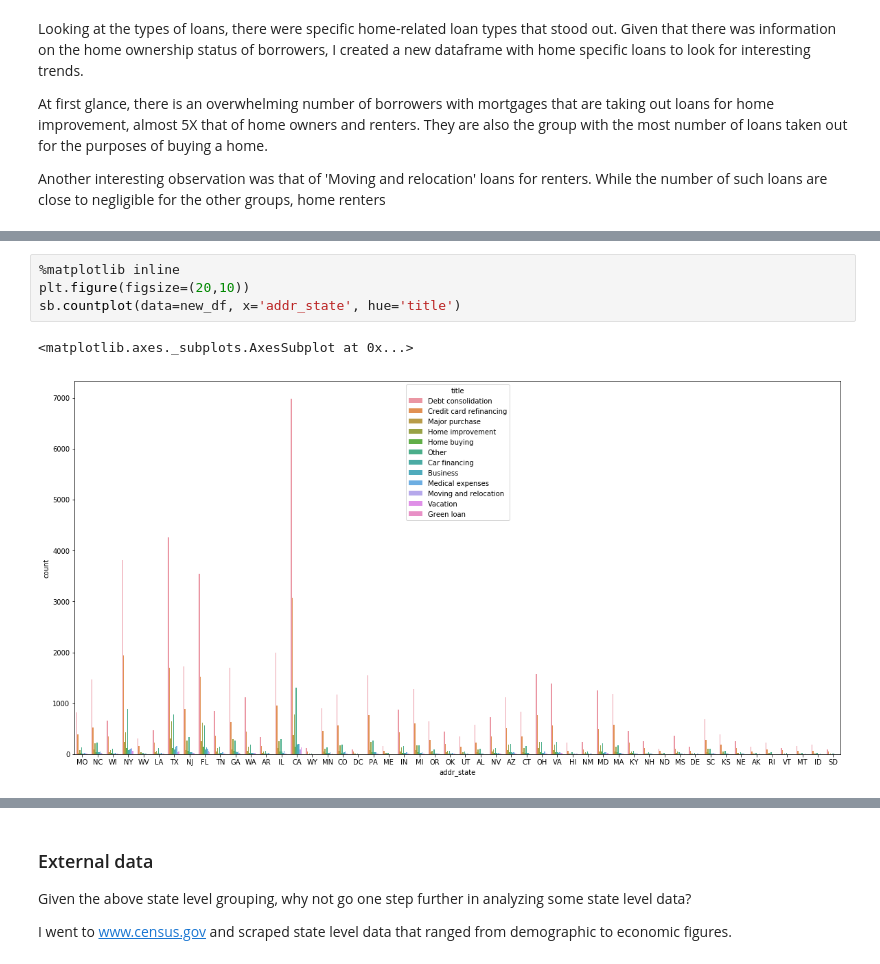
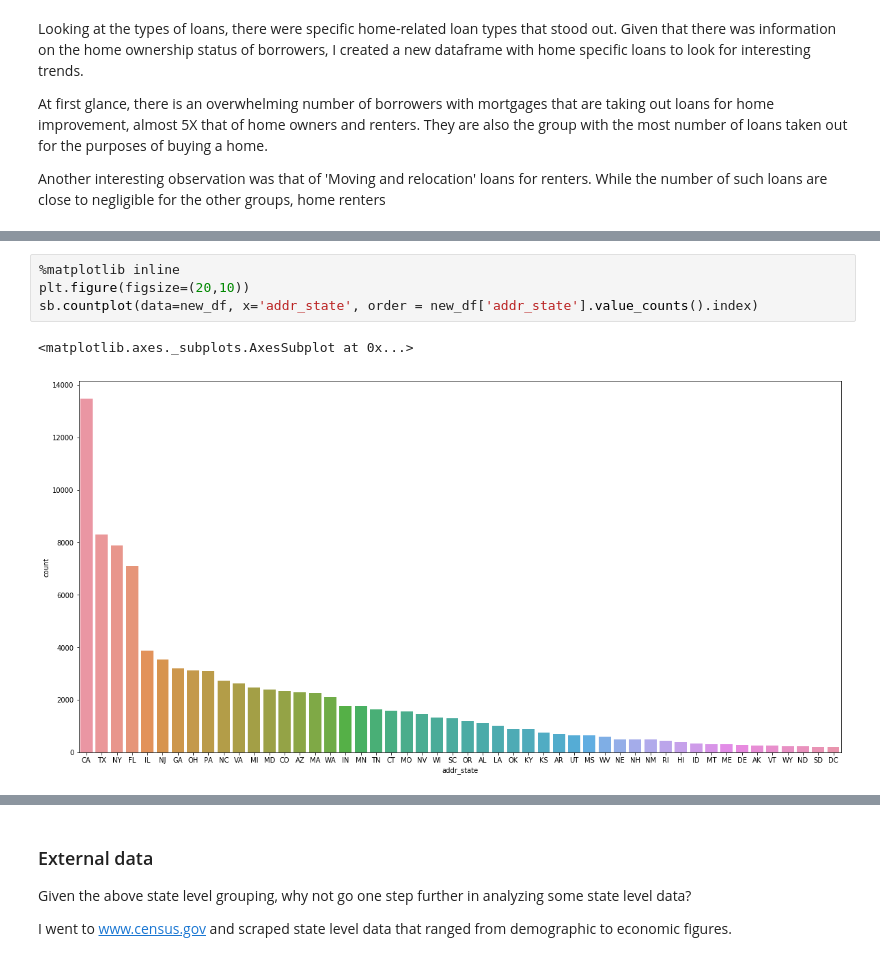
Before and after one commit to finnqiao/lendingclub_states, a Jupyter notebook: lendingclub_states.ipynb, the cells around one changed output, grey strips where cells are left out. Cells and saved outputs as stored; diff of their text form.

```diff
--- a/lendingclub_states.ipynb
+++ b/lendingclub_states.ipynb
@@ -374,7 +381,7 @@ sb.factorplot(data=new_df, x='grade',y='income_bins', col = 'title', kind = 'bar
 # %%
 %matplotlib inline
 plt.figure(figsize=(20,10))
-sb.countplot(data=new_df, x='addr_state', hue='title')
+sb.countplot(data=new_df, x='addr_state', order = new_df['addr_state'].value_counts().index)
 # %% [output]
 <matplotlib.axes._subplots.AxesSubplot at 0x...>
-[figure, old version]
+[figure, new version]
```
Also changed, not shown: parts of 20 cells of this notebook, 1 other file.
